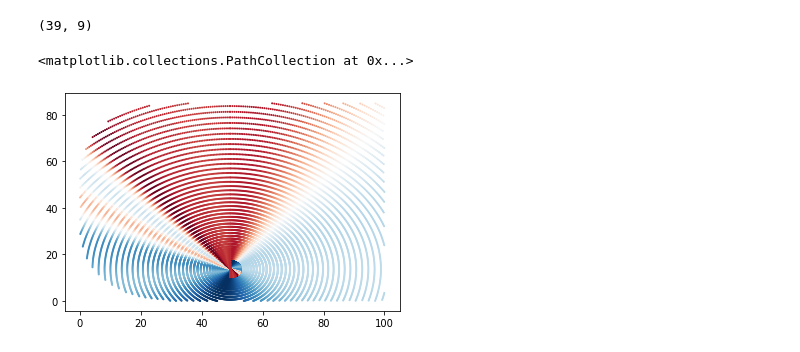
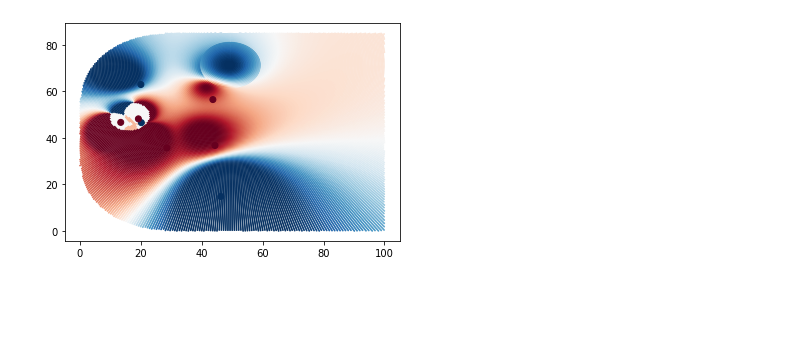
Before and after one commit to picagrad/Big-Data-Cup-2022, a Jupyter notebook: code/hockey_pipeline.ipynb, the cells around one changed output. Cells and saved outputs as stored; diff of their text form; code cells hidden in the pictures; blank space fills up the shorter version.

```diff
--- a/code/hockey_pipeline.ipynb
+++ b/code/hockey_pipeline.ipynb
@@ -165,24 +172,22 @@ class tracks():
 # %%
 x=200-np.array([171.4262, 155.6585, 153.7146, 150.5869, 156.3463, 179.8383, 180.8131, 186.6146, 179.9982])
-y=np.array([49.31514, 48.25991, 70.17542, 13.65429, 28.51970, 38.44596, 36.80571, 38.32781, 22.03946])
-vx=np.array([6.725073,  4.964445, -3.097599, 14.252625,  4.286796,  1.925091, -2.295729, -0.294258,  6.464229])
-vy=np.array([-7.1037417,  -7.9677960,  -6.4446342,   6.5618985, -10.9455216,  -4.7444208,  -4.1465373,  -0.3377985, -5.4265284])
+y=85 - np.array([49.31514, 48.25991, 70.17542, 13.65429, 28.51970, 38.44596, 36.80571, 38.32781, 22.03946])
+vx= -np.array([6.725073,  4.964445, -3.097599, 14.252625,  4.286796,  1.925091, -2.295729, -0.294258,  6.464229])
+vy= - np.array([-7.1037417,  -7.9677960,  -6.4446342,   6.5618985, -10.9455216,  -4.7444208,  -4.1465373,  -0.3377985, -5.4265284])
 goalie = 7
-puck=np.array([False,False,False,True,False,False,False,False,False])
+puck= 3
 off=np.array([-1, -1, 1, 1, -1, 1, -1, -1, 1])
-all_tracks = tracks(x,y,vx,vy,goalie,puck,off,metric='expected')
+all_tracks = tracks(x,y,vx,vy,goalie,puck,off, t_res = 0.01, phi_res = 0.01)
-# %%
-all_tracks.c_x.shape
-# %% [output]
-(39, 9)
 # %%
 from matplotlib import pyplot as plt
 from scipy.ndimage.filters import gaussian_filter
 from scipy.interpolate import interp2d
-plt.scatter(all_tracks.grid[:,0], all_tracks.grid[:,1], c = all_tracks.grid[:,3], cmap = 'RdBu', s = 1 )
+%matplotlib inline
+plt.scatter(all_tracks.grid[:,0], all_tracks.grid[:,1], c = all_tracks.grid[:,4], cmap = 'RdBu', s = .5 )
+plt.scatter(all_tracks.x,all_tracks.y, c = off, cmap = 'RdBu')
+plt.show()
 # %% [output]
-<matplotlib.collections.PathCollection at 0x...>
-[figure, old version]
+[figure, new version]
 # %%
 
 
```
Also changed, not shown: parts of 3 cells of this notebook, 1 other file.
